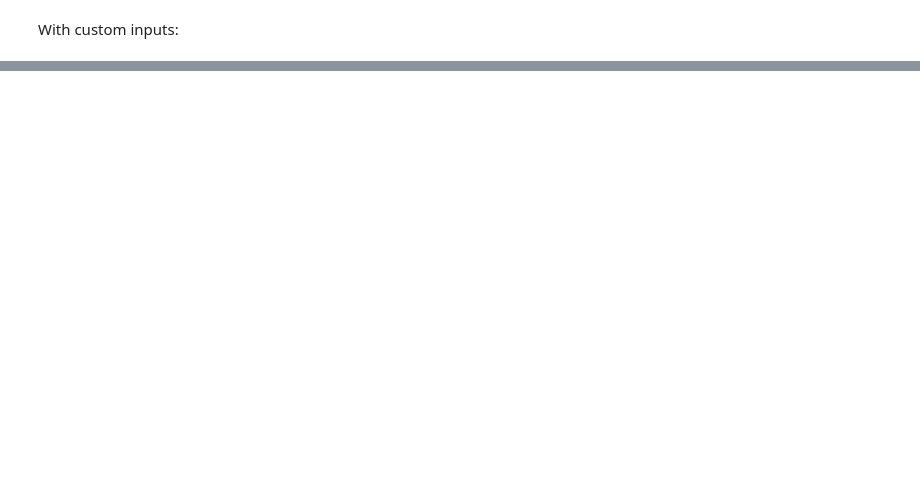
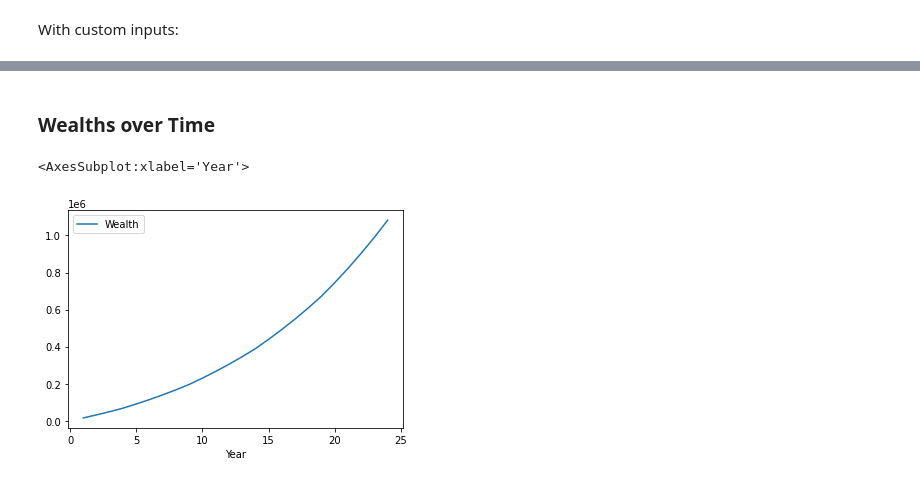
Before and after one commit to 369geofreeman/Financial_Models, a Jupyter notebook: code/Retirement_model_with_iteration/dynamic_retirement_model.ipynb, the cells around one changed output, grey strips where cells are left out. Cells and saved outputs as stored; diff of their text form; code cells hidden in the pictures; blank space fills up the shorter version.

```diff
--- a/code/Retirement_model_with_iteration/dynamic_retirement_model.ipynb
+++ b/code/Retirement_model_with_iteration/dynamic_retirement_model.ipynb
@@ -233,0 +292,7 @@ It will take 41 years to retire.
+# %% [markdown]
+### Wealths over Time
+# %%
+df.plot.line(x='Year', y='Wealth')
+# %% [output]
+<AxesSubplot:xlabel='Year'>
+[figure, added]
```
Also changed, not shown: parts of 14 cells of this notebook, 2 other files.
